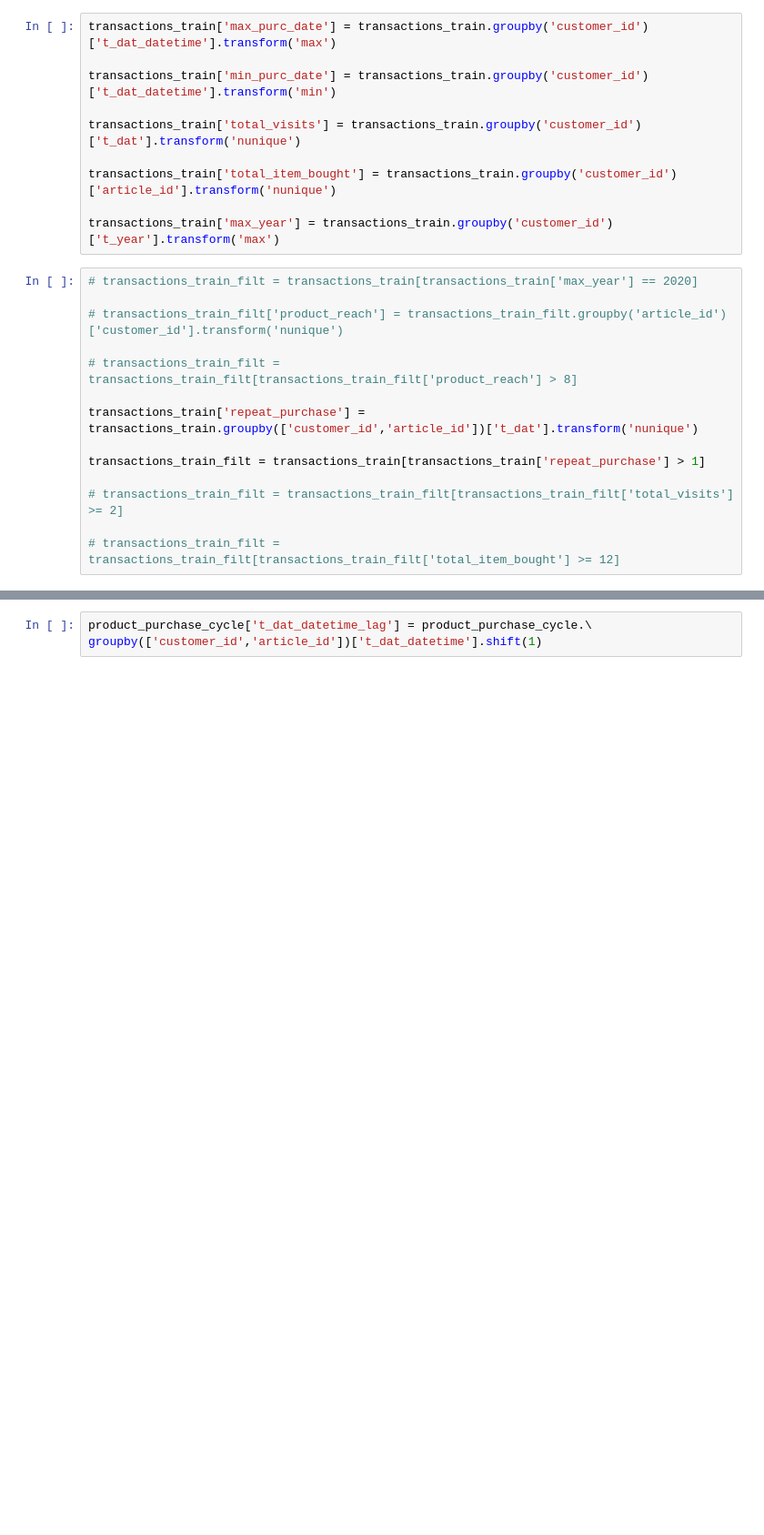
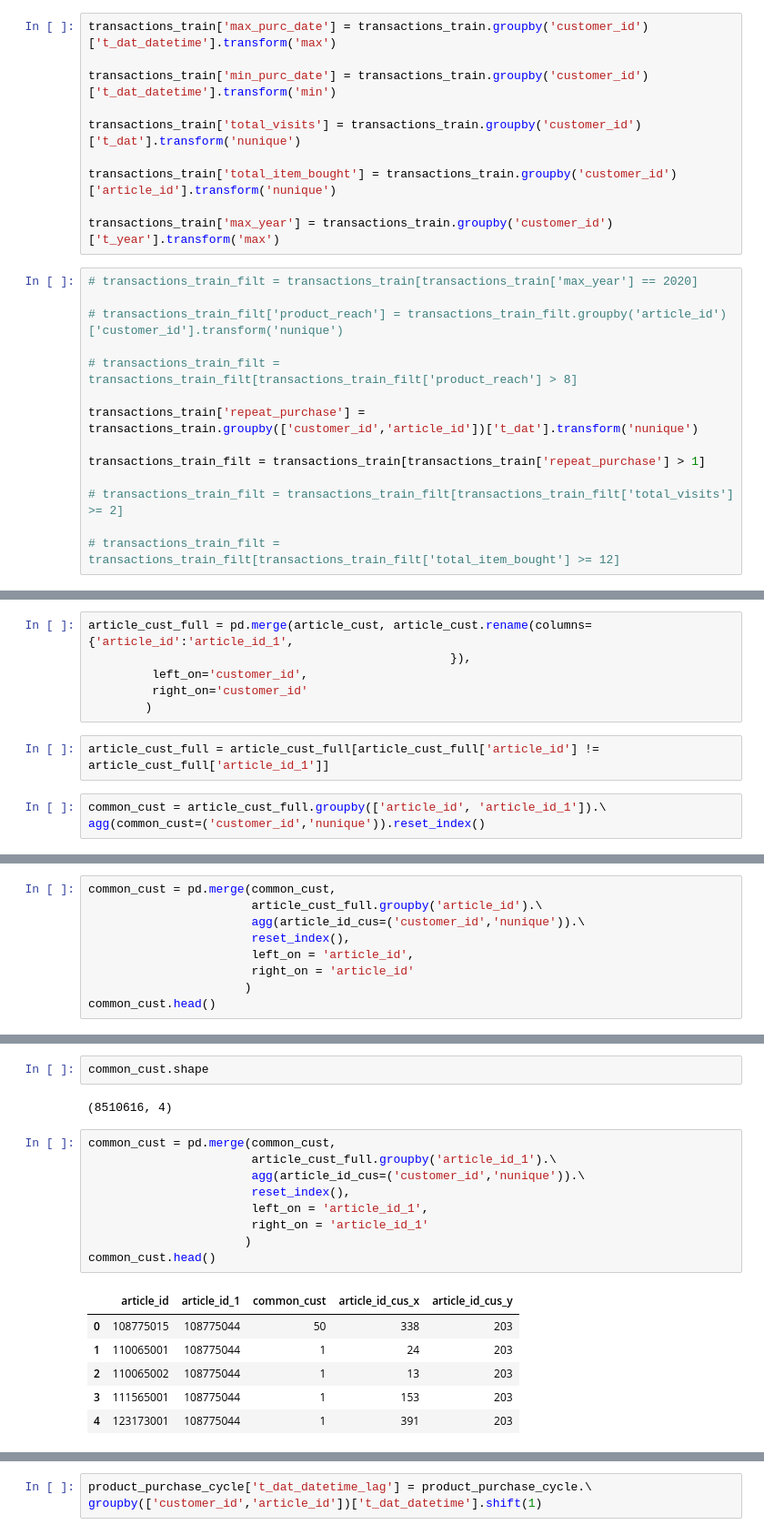
Before and after one commit to kaushikabhishek87/Kaggle_datascience, a Jupyter notebook: h-and-m.ipynb, the cells around one changed output, grey strips where cells are left out. Shown at 91% size. Drawn from its saved outputs; the diff is of its cells as text; blank space fills up the shorter version.

```diff
--- a/h-and-m.ipynb
+++ b/h-and-m.ipynb
@@ -68 +109,12 @@ transactions_train_filt = transactions_train[transactions_train['repeat_purchase
+# %%
+article_cust_full = pd.merge(article_cust, article_cust.rename(columns={'article_id':'article_id_1',
+                                                   }),
+         left_on='customer_id',
+         right_on='customer_id'
+        )
+# %%
+article_cust_full = article_cust_full[article_cust_full['article_id'] != article_cust_full['article_id_1']]
+# %%
+common_cust = article_cust_full.groupby(['article_id', 'article_id_1']).\
+agg(common_cust=('customer_id','nunique')).reset_index()
 # %%
@@ -71,0 +124,9 @@ transactions_train_filt.shape
+# %%
+common_cust = pd.merge(common_cust,
+                       article_cust_full.groupby('article_id').\
+                       agg(article_id_cus=('customer_id','nunique')).\
+                       reset_index(),
+                       left_on = 'article_id',
+                       right_on = 'article_id'
+                      )
+common_cust.head()
@@ -71,0 +140,20 @@ transactions_train_filt.shape
+# %%
+common_cust.shape
+# %% [output]
+(8510616, 4)
+# %%
+common_cust = pd.merge(common_cust,
+                       article_cust_full.groupby('article_id_1').\
+                       agg(article_id_cus=('customer_id','nunique')).\
+                       reset_index(),
+                       left_on = 'article_id_1',
+                       right_on = 'article_id_1'
+                      )
+common_cust.head()
+# %% [output]
+|  | article_id | article_id_1 | common_cust | article_id_cus_x | article_id_cus_y |
+| 0 | 108775015 | 108775044 | 50 | 338 | 203 |
+| 1 | 110065001 | 108775044 | 1 | 24 | 203 |
+| 2 | 110065002 | 108775044 | 1 | 13 | 203 |
+| 3 | 111565001 | 108775044 | 1 | 153 | 203 |
+| 4 | 123173001 | 108775044 | 1 | 391 | 203 |
```
Also changed, not shown: parts of 25 cells of this notebook.
